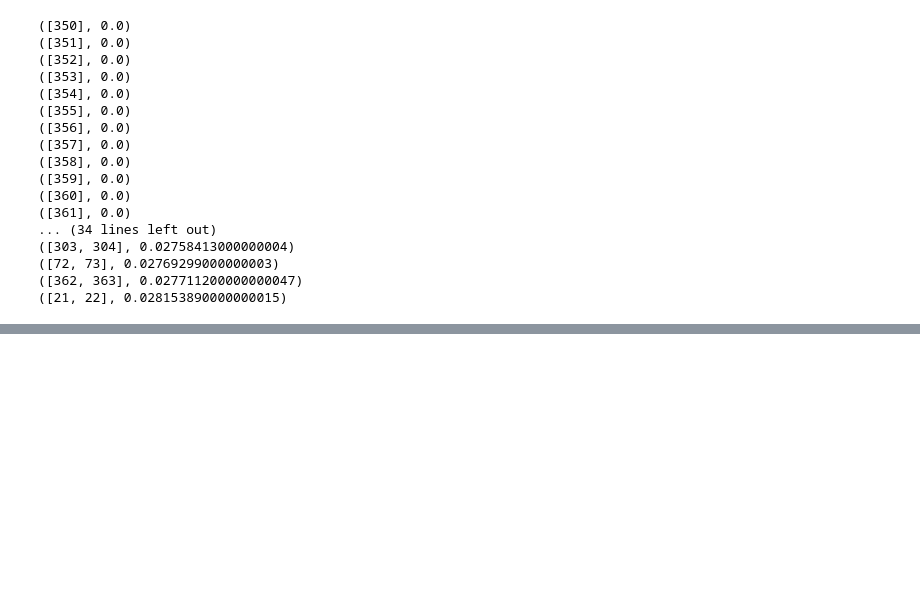
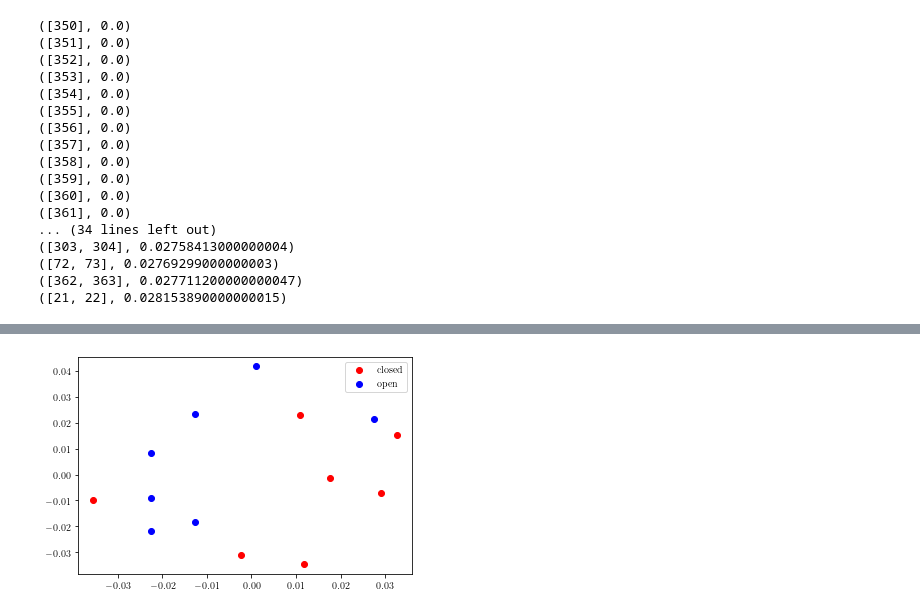
Before and after one commit to sonLe-Thanh/TDATutorials, a Jupyter notebook: Simplicial complexes from dynamical distances.ipynb, the cells around one changed output, grey strips where cells are left out. Cells and saved outputs as stored; diff of their text form; code cells hidden in the pictures; blank space fills up the shorter version.

```diff
--- a/Simplicial complexes from dynamical distances.ipynb
+++ b/Simplicial complexes from dynamical distances.ipynb
@@ -168,0 +237,9 @@ plt.show()
+# %%
+mds = MDS(n_components=2, dissimilarity="precomputed")
+config = mds.fit(M1).embedding_
+plt.scatter(config[0:7, 0], config[0:7, 1], color = 'red' , label = "closed")
+plt.scatter(config[7:no_files, 0], config[7:no_files, 1], color = 'blue', label = "open")
+plt.legend(loc = "best")
+plt.show()
+# %% [output]
+[figure, added]
```
Also changed, not shown: parts of 9 cells of this notebook, 17 other files.
